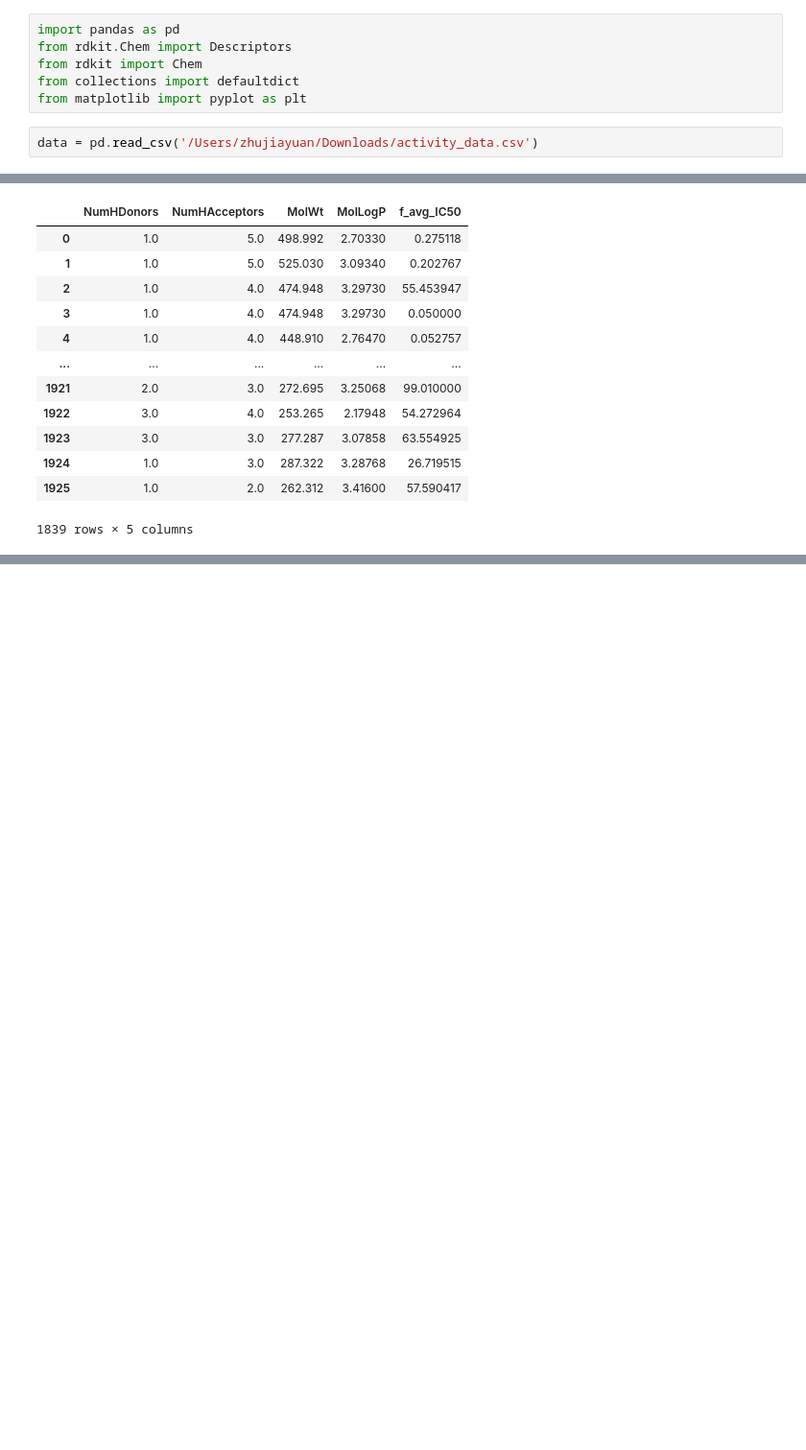
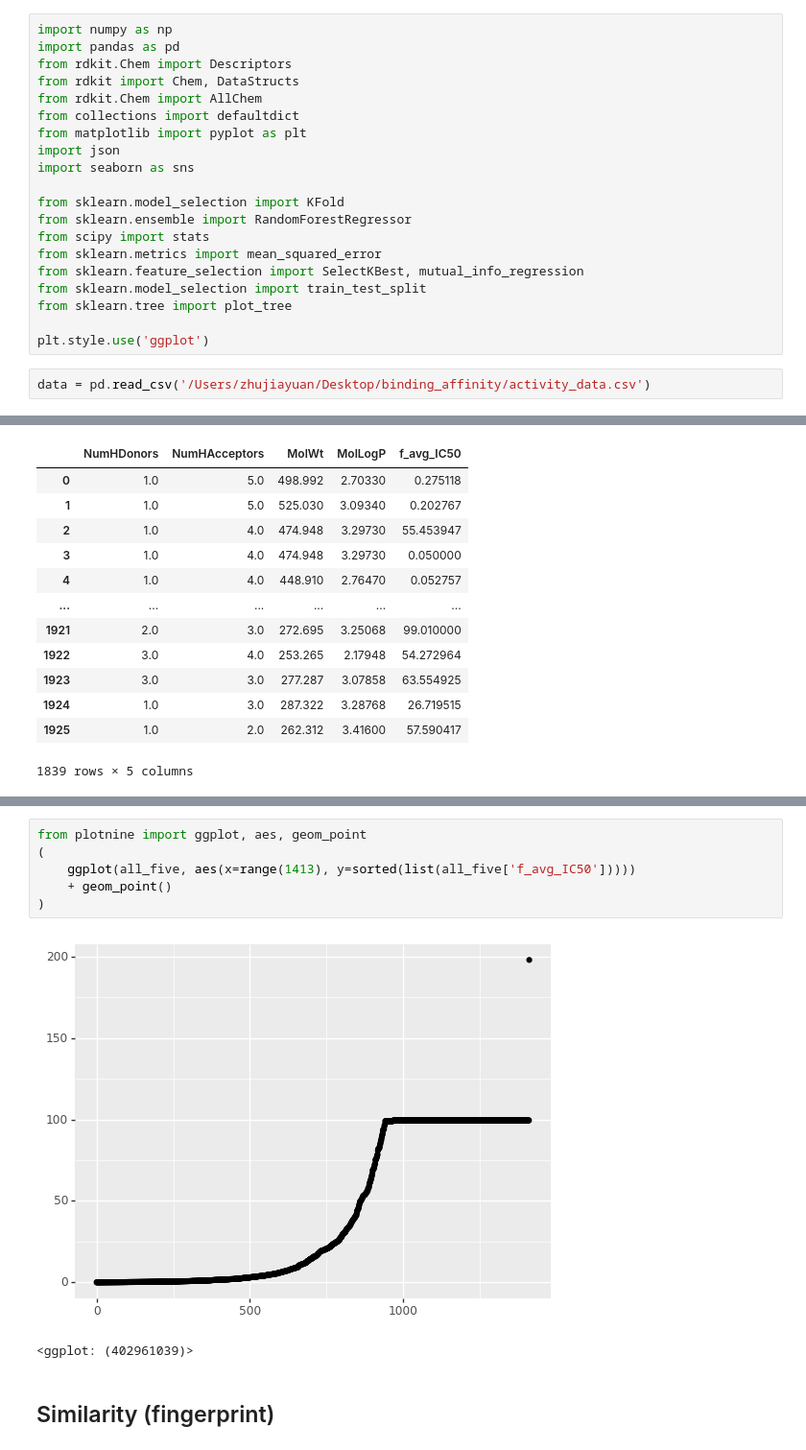
Before and after one commit to jiayuanz3/binding_affinity, a Jupyter notebook: binding affinity prediction.ipynb, the cells around one changed output, grey strips where cells are left out. Shown at 96% size. Drawn from its saved outputs; the diff is of its cells as text; blank space fills up the shorter version.

Commit message:
random forest set up

```diff
--- a/binding affinity prediction.ipynb
+++ b/binding affinity prediction.ipynb
@@ -1,11 +1,25 @@
 # %%
+import numpy as np
 import pandas as pd
 from rdkit.Chem import Descriptors
-from rdkit import Chem
+from rdkit import Chem, DataStructs
+from rdkit.Chem import AllChem
 from collections import defaultdict
 from matplotlib import pyplot as plt
+import json
+import seaborn as sns
+
+from sklearn.model_selection import KFold
+from sklearn.ensemble import RandomForestRegressor
+from scipy import stats
+from sklearn.metrics import mean_squared_error
+from sklearn.feature_selection import SelectKBest, mutual_info_regression
+from sklearn.model_selection import train_test_split
+from sklearn.tree import plot_tree
+
+plt.style.use('ggplot')
 # %%
-data = pd.read_csv('/Users/zhujiayuan/Downloads/activity_data.csv')
+data = pd.read_csv('/Users/zhujiayuan/Desktop/binding_affinity/activity_data.csv')
 # %%
 data.head(5)
 # %% [output]
@@ -211,0 +217,11 @@ plt.plot(all_five['f_avg_IC50']) #1413
+# %%
+from plotnine import ggplot, aes, geom_point
+(
+    ggplot(all_five, aes(x=range(1413), y=sorted(list(all_five['f_avg_IC50']))))
+    + geom_point()
+)
+# %% [output]
+[figure, added]
+<ggplot: (402961039)>
+# %% [markdown]
+## Similarity (fingerprint)
```
Also changed, not shown: parts of 61 cells of this notebook.
